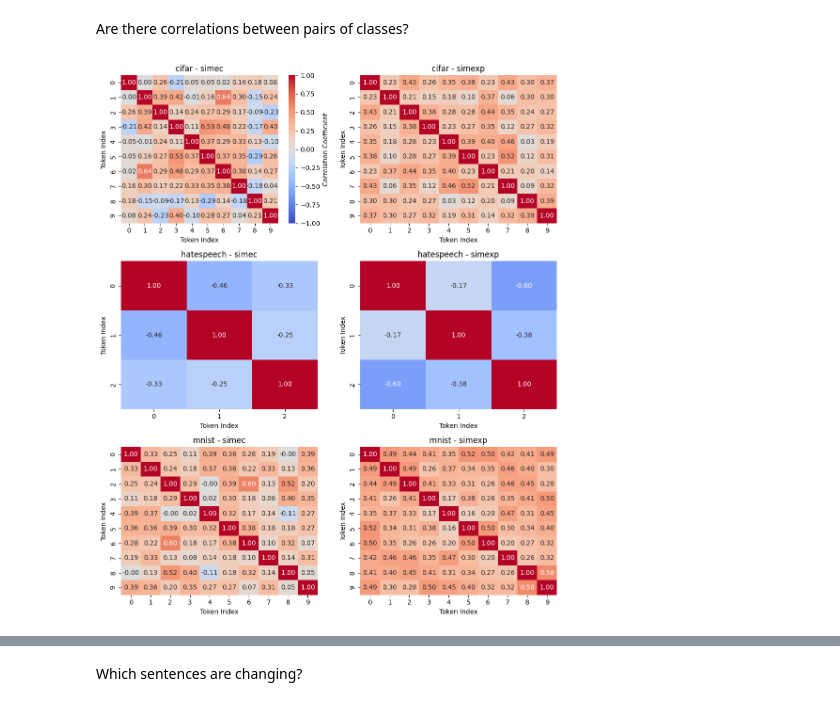
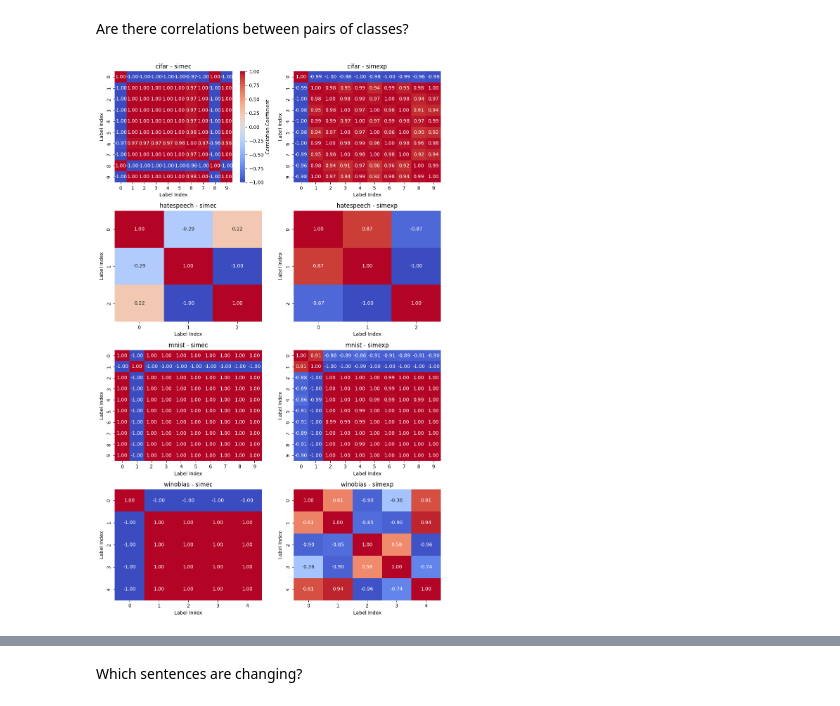
Before and after one commit to alessiomarta/transformers_equivalence_classes, a Jupyter notebook: notebooks/interpretation-analysis.ipynb, the cells around one changed output, grey strips where cells are left out. Cells and saved outputs as stored; diff of their text form; code cells hidden in the pictures.

```diff
--- a/notebooks/interpretation-analysis.ipynb
+++ b/notebooks/interpretation-analysis.ipynb
@@ -22,4 +22,4 @@ def load_data():
 # %%
 results = load_data()
 # %%
-results.head(10)
+results["sum"] = results["embedding_pred_proba"].apply(np.sum)
@@ -448,7 +447,7 @@ import seaborn as sns
 
 # Group by dataset and algorithm
 group_cols = ["dataset", "algorithm"]
-dataset_algo_groups = results[results["patch_option"] == "all"].groupby(group_cols)
+dataset_algo_groups = results.groupby(group_cols)
 
 # Set up layout
 ncols = 2
@@ -473,33 +472,34 @@ for idx, ((dataset, algorithm), group) in enumerate(dataset_algo_groups):
                 if not np.isnan(corr_matrix).all():
                     corr_matrices.append(corr_matrix)
         except Exception as e:
             print(f"Skipping {input_name} due to error: {e}")
+        break
 
     if corr_matrices:
         mean_corr_matrix = np.nanmean(np.stack(corr_matrices), axis=0)
         sns.heatmap(
             mean_corr_matrix,
             ax=ax,
             cmap="coolwarm",
             vmin=-1,
             vmax=1,
             annot=True,
             fmt=".2f",
             cbar=idx == 0,
             cbar_kws={"label": "Correlation Coefficient"}
         )
         ax.set_title(f"{dataset} - {algorithm}")
-        ax.set_xlabel("Token Index")
-        ax.set_ylabel("Token Index")
+        ax.set_xlabel("Label Index")
+        ax.set_ylabel("Label Index")
     else:
         ax.set_title(f"{dataset} - {algorithm}\nNo Valid Inputs")
         ax.axis("off")
 
 # Handle extra axes if needed
 for i in range(len(dataset_algo_groups), len(axes)):
     axes[i].axis("off")
 
 plt.tight_layout()
 plt.show()
 # %% [output]
-[figure, old version]
+[figure, new version]
```
Also changed, not shown: parts of 3 cells of this notebook.
